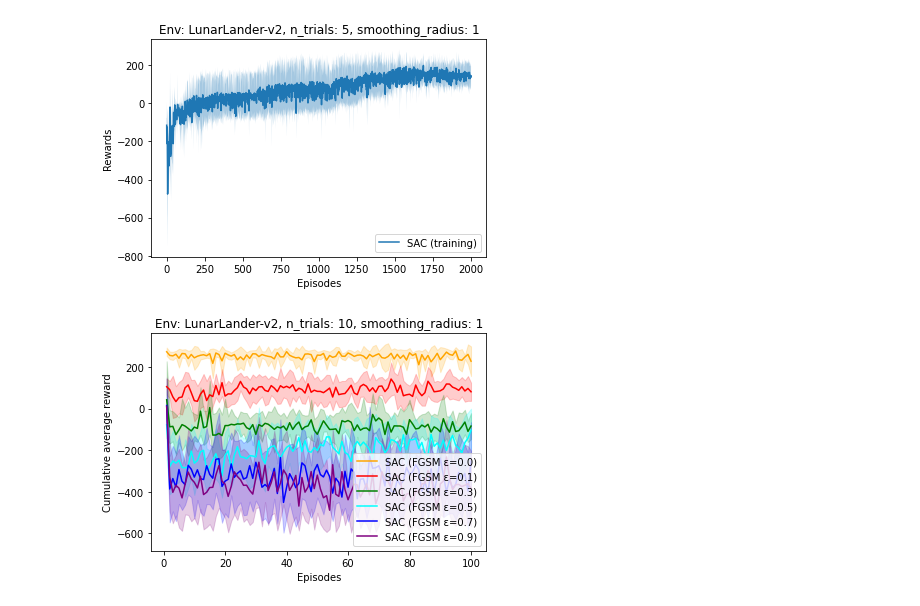
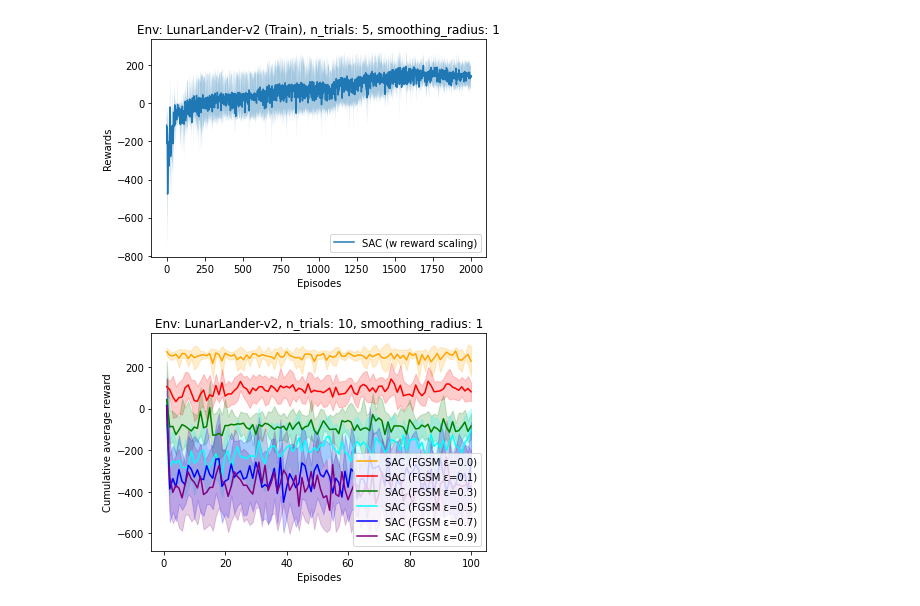
Before and after one commit to bhargavCSSE/adv-RL, a Jupyter notebook: Soft-Actor-Critic/plotter_matplotlib.ipynb, the cells around one changed output. Cells and saved outputs as stored; diff of their text form; code cells hidden in the pictures.

```diff
--- a/Soft-Actor-Critic/plotter_matplotlib.ipynb
+++ b/Soft-Actor-Critic/plotter_matplotlib.ipynb
@@ -11,7 +11,7 @@ def smoothing(arr, radius=10):
     return np.array(y)
 # %%
 # Import files and Generate plot data
-plotdata_1 = pd.read_csv('data/Primary-model/SAC-LunarLander10000-rewards-train.csv', index_col=0)
+plotdata_1 = pd.read_csv('data/Primary-model/SAC-LunarLander2000x5-rewards-train.csv', index_col=0)
 plotdata_2 = pd.read_csv('data/Whitebox/SAC-LunarLander100x10-rewards-testFGSM_0.csv', index_col=0)
 plotdata_3 = pd.read_csv('data/Whitebox/SAC-LunarLander100x10-rewards-testFGSM_1.csv', index_col=0)
 plotdata_4 = pd.read_csv('data/Whitebox/SAC-LunarLander100x10-rewards-testFGSM_3.csv', index_col=0)
@@ -52,23 +52,23 @@ std_vals_7 = plotdata_7.std(axis=1)
 # %%
 radius = 1
 mean_vals = smoothing(mean_vals_1, radius)
 std_vals = smoothing(std_vals_1, radius=1)
 
 plt.figure()
 
-plt.title("Env: LunarLander-v2, n_trials: 5, smoothing_radius: {}".format(radius))
+plt.title("Env: LunarLander-v2 (Train), n_trials: 5, smoothing_radius: {}".format(radius))
 plt.xlabel("Episodes")
 plt.ylabel("Rewards")
 
-plt.plot(train_x, mean_vals, label='SAC (training)')
+plt.plot(train_x, mean_vals, label='SAC (w reward scaling)')
 plt.fill_between(train_x, mean_vals-std_vals, mean_vals+std_vals, alpha=0.4)
 
 plt.legend(loc='lower right')
 
-plt.savefig('plots/LunarLander10000-train')
+plt.savefig('plots/LunarLander2000x5-train')
 plt.show()
 # %% [output]
-[figure, old version]
+[figure, new version]
 # %%
 radius = 1
 y_2 = smoothing(mean_vals_2, radius)
```
Also changed, not shown: 35 other files.
